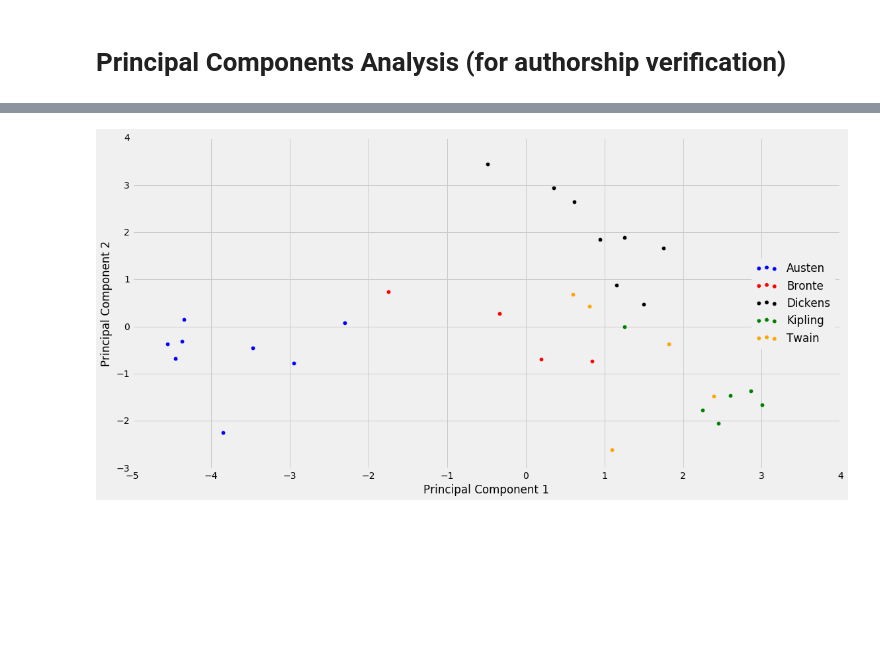
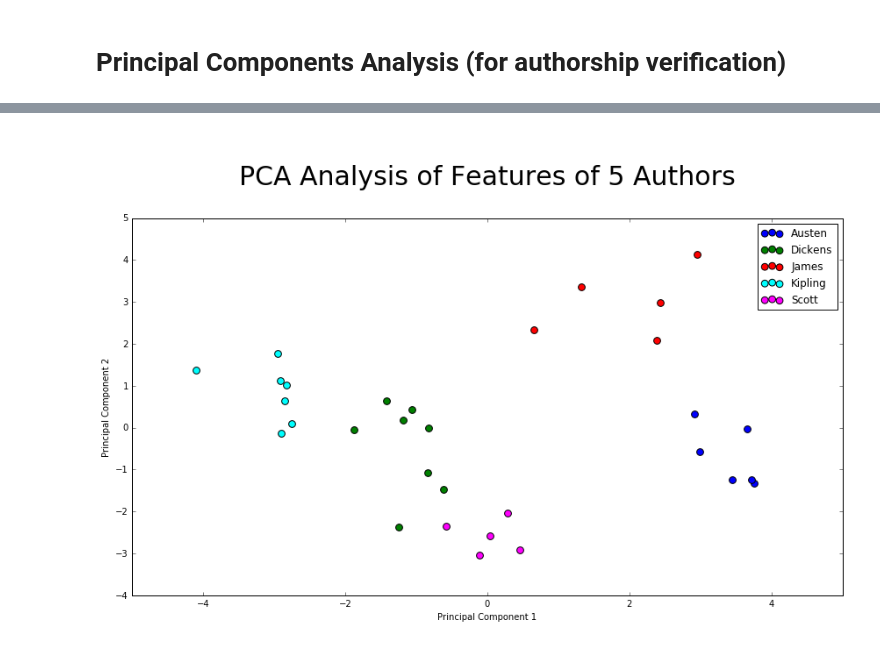
Before and after one commit to daveSHMB/Burns-Authenticity-Project, a Jupyter notebook: PCA.ipynb, the cells around one changed output, grey strips where cells are left out. Drawn from its saved outputs; the diff is of its cells as text; code cells hidden in the pictures; blank space fills up the shorter version.

```diff
--- a/PCA.ipynb
+++ b/PCA.ipynb
@@ -73,6 +74,7 @@ def initial_read(text):
     data.append(mean_word_length(words))
     data.append(mean_sentence_length(sentences))
     data.append(sd_of_sentence_length(sentences))
+    data.append(type_token_ratio(words))
 
     for word in common_elems:
         data.append(count_words(text, word, len(words)))
@@ -153,21 +165,22 @@ sklearn_pca = sklearnPCA(n_components=2)
 Y_sklearn = sklearn_pca.fit_transform(X_std)
 # %%
 # Visualise data
-with plt.style.context('fivethirtyeight'):
-    plt.figure(figsize=(16, 8))
+with plt.style.context('seaborn-pastel'):
+    plt.figure(figsize=(12, 8))
 
     # Amend this so a random but unique colour is selected for each author
-    for lab, col in zip(markers, ('blue', 'red', 'black', 'green', 'orange', 'pink')):
+    for lab, col in zip(markers, ('blue', 'green', 'red', 'cyan', 'magenta')):
 
         plt.scatter(Y_sklearn[y == lab, 0],
                     Y_sklearn[y == lab, 1],
                     label=lab,
                     c=col,
-                    s=40)
+                    s=60)
     plt.xlabel('Principal Component 1')
     plt.ylabel('Principal Component 2')
-    plt.legend(loc='right')
+    plt.legend(loc='best')
+    plt.title('\nPCA Analysis of Features of 5 Authors\n', fontsize=30)
     plt.tight_layout()
     plt.show()
 # %% [output]
-[figure, old version]
+[figure, new version]
```
Also changed, not shown: parts of 4 cells of this notebook, 1 other file.
